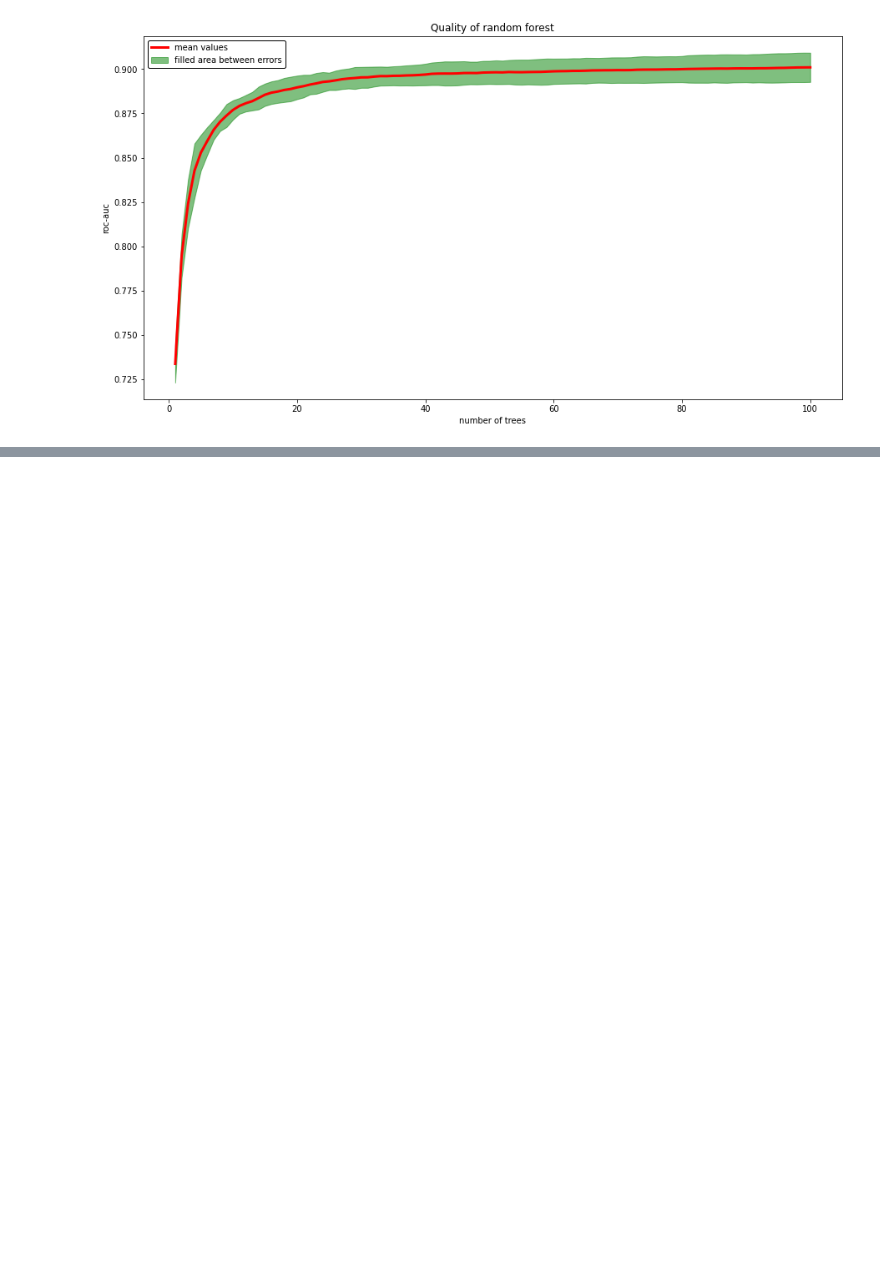
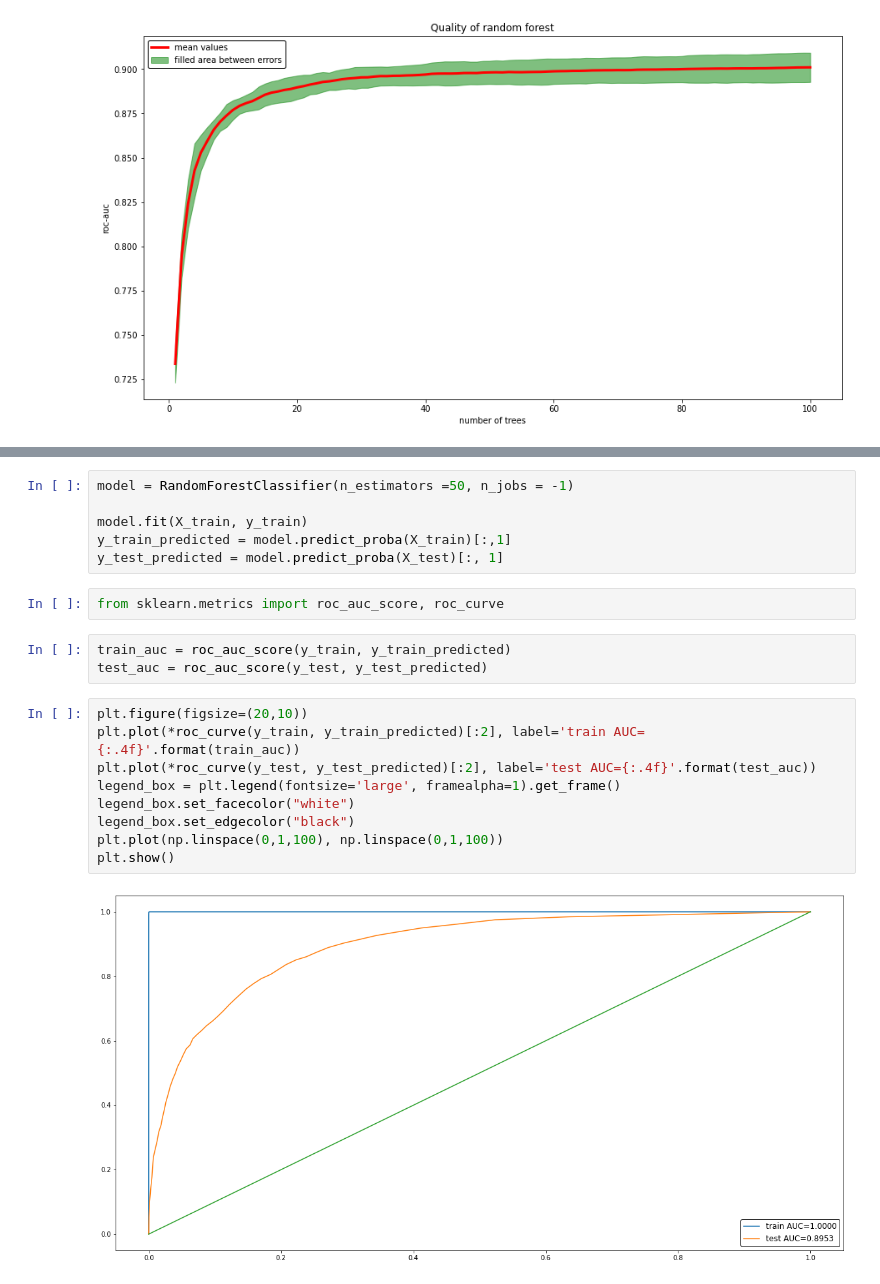
Before and after one commit to SlipShabby/DLSchool, a Jupyter notebook: DL_autumn2021/DL_intermediate/model_selection.ipynb, the cells around one changed output, grey strips where cells are left out. Cells and saved outputs as stored; diff of their text form; blank space fills up the shorter version.

Commit message:
random forest validation: roc_auc

```diff
--- a/DL_autumn2021/DL_intermediate/model_selection.ipynb
+++ b/DL_autumn2021/DL_intermediate/model_selection.ipynb
@@ -324,0 +351,22 @@ plt.show()
+# %%
+model = RandomForestClassifier(n_estimators =50, n_jobs = -1)
+
+model.fit(X_train, y_train)
+y_train_predicted = model.predict_proba(X_train)[:,1]
+y_test_predicted = model.predict_proba(X_test)[:, 1]
+# %%
+from sklearn.metrics import roc_auc_score, roc_curve
+# %%
+train_auc = roc_auc_score(y_train, y_train_predicted)
+test_auc = roc_auc_score(y_test, y_test_predicted)
+# %%
+plt.figure(figsize=(20,10))
+plt.plot(*roc_curve(y_train, y_train_predicted)[:2], label='train AUC={:.4f}'.format(train_auc))
+plt.plot(*roc_curve(y_test, y_test_predicted)[:2], label='test AUC={:.4f}'.format(test_auc))
+legend_box = plt.legend(fontsize='large', framealpha=1).get_frame()
+legend_box.set_facecolor("white")
+legend_box.set_edgecolor("black")
+plt.plot(np.linspace(0,1,100), np.linspace(0,1,100))
+plt.show()
+# %% [output]
+[figure, added]
```
Also changed, not shown: parts of 3 cells of this notebook.
